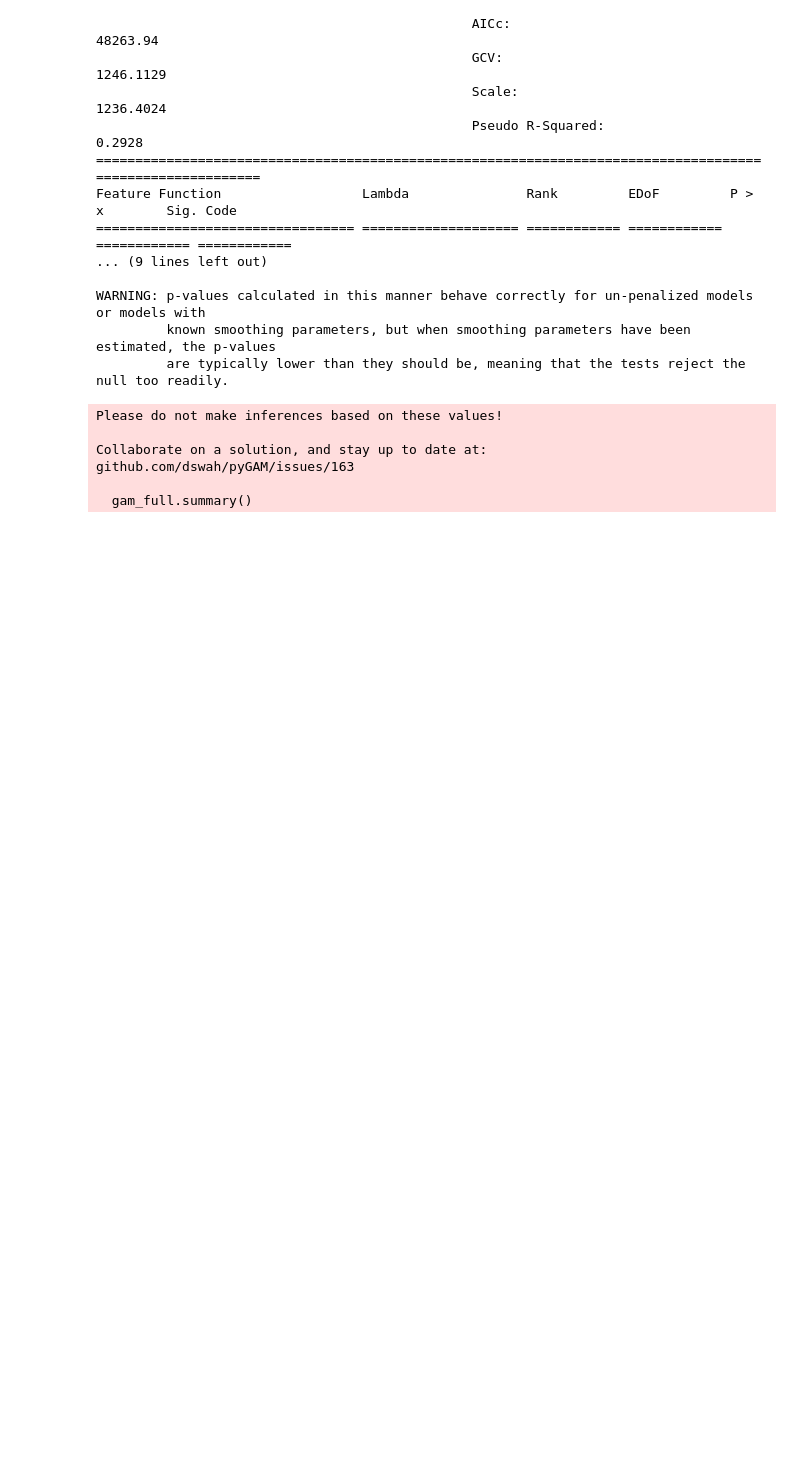
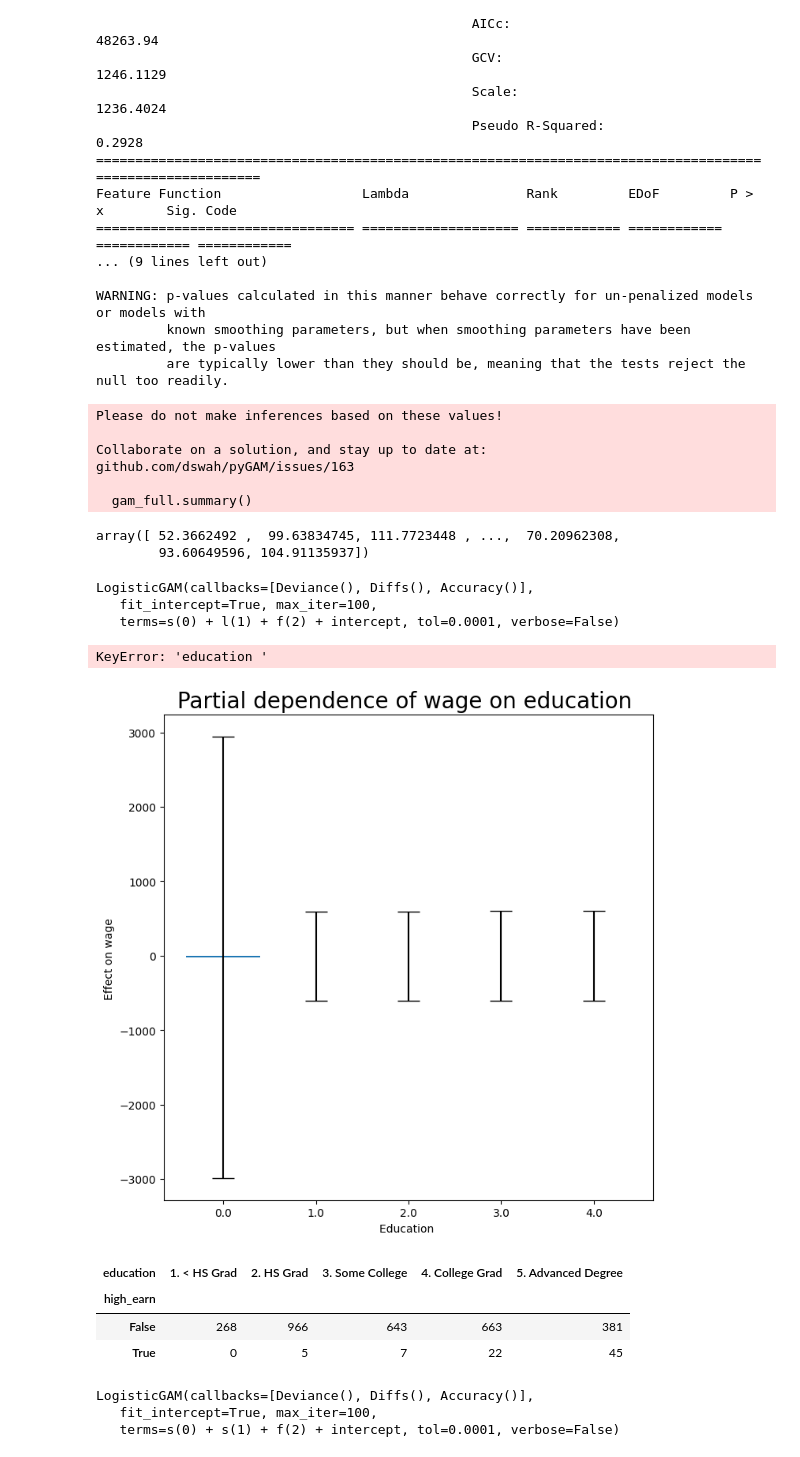
Before and after one commit to ARKA1112/ISLP_self, a Jupyter notebook: 7_Non_linear.ipynb, the cells around one changed output. Drawn from its saved outputs; the diff is of its cells as text; code cells hidden in the pictures; blank space fills up the shorter version.

```diff
--- a/8_Non_linear.ipynb
+++ b/7_Non_linear.ipynb
@@ -554,3 +551,41 @@ Collaborate on a solution, and stay up to date at:
 github.com/dswah/pyGAM/issues/163
 
   gam_full.summary()
+# %%
+# We can make predictions from gam objects, just like from lm objects, using the predict() method for the class gam.
+
+
+Yhat = gam_full.predict(Xgam)
+Yhat
+# %% [output]
+array([ 52.3662492 ,  99.63834745, 111.7723448 , ...,  70.20962308,
+        93.60649596, 104.91135937])
+# %%
+# In order to fit a logistic regression GAM, we use LogisticGAM() from pygam
+
+gam_logit = LogisticGAM(age_term +
+                        l_gam(1, lam=0) +
+                        f_gam(2, lam=0))
+gam_logit.fit(Xgam, high_earn)
+# %% [output]
+LogisticGAM(callbacks=[Deviance(), Diffs(), Accuracy()],
+   fit_intercept=True, max_iter=100,
+   terms=s(0) + l(1) + f(2) + intercept, tol=0.0001, verbose=False)
+# %%
+fig , ax = subplots(figsize =(8, 8))
+ax = plot_gam(gam_logit , 2)
+ax.set_xlabel('Education ')
+ax.set_ylabel('Effect on wage ')
+ax.set_title('Partial dependence of wage on education ',
+fontsize =20);
+ax.set_xticklabels(Wage['education '].cat.categories , fontsize =8);
+# %% [output]
+KeyError: 'education '
+[figure, added]
+# %%
+pd.crosstab(Wage['high_earn'], Wage['education'])
+# %% [output]
+| education | 1. < HS Grad | 2. HS Grad | 3. Some College | 4. College Grad | 5. Advanced Degree |
+| high_earn |  |  |  |  |  |
+| False | 268 | 966 | 643 | 663 | 381 |
+| True | 0 | 5 | 7 | 22 | 45 |
@@ -556,0 +605,7 @@ github.com/dswah/pyGAM/issues/163
+# %%
+gam_logit_ = LogisticGAM(age_term + year_term + f_gam(2, lam=0))
+gam_logit_.fit(Xgam_, high_earn_)
+# %% [output]
+LogisticGAM(callbacks=[Deviance(), Diffs(), Accuracy()],
+   fit_intercept=True, max_iter=100,
+   terms=s(0) + s(1) + f(2) + intercept, tol=0.0001, verbose=False)
```
Also changed, not shown: parts of 6 cells of this notebook, 1 other file.
